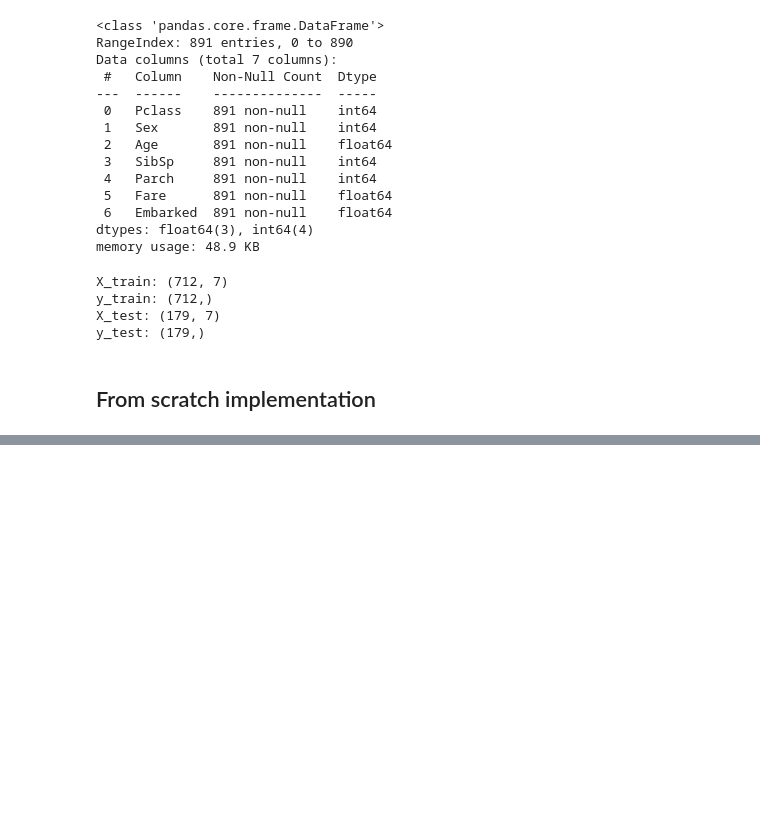
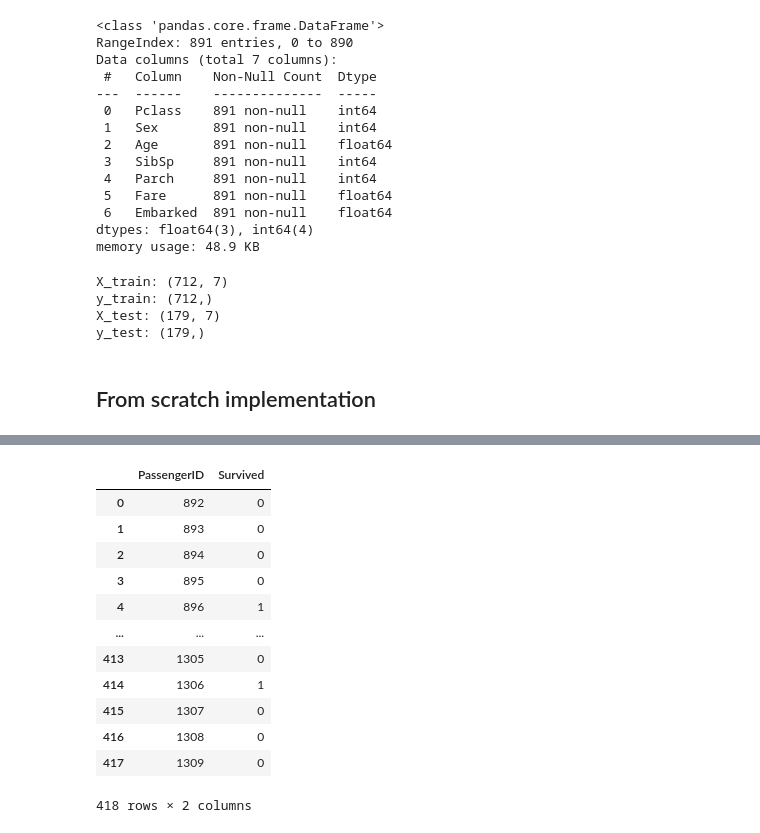
Before and after one commit to lam-thai-nguyen/Titanic-Binary-Classification, a Jupyter notebook: main.ipynb, the cells around one changed output, grey strips where cells are left out. Saved outputs shown, nothing was run; the diff lists cells and outputs as text; code cells hidden in the pictures; blank space fills up the shorter version.

```diff
--- a/main.ipynb
+++ b/main.ipynb
@@ -77,0 +179,22 @@ y_test: (179,)
+# %%
+# Repeat the procedure to preprocess data
+
+# Encoding
+df_test['Sex'] = df_test['Sex'].map({'male': 1, 'female': 0})
+df_test['Embarked'] = df_test['Embarked'].map({'C': 1, 'Q': 2, 'S' : 3})
+# %%
+# Choosing features
+features = ['Pclass', 'Sex', 'Age', 'SibSp', 'Parch', 'Fare', 'Embarked']
+X = df_test[features]
+
+# Fill null values
+X_filled = X.copy()
+
+median_age = X_filled['Age'].median()
+X_filled['Age'].fillna(median_age, inplace=True)
+
+median_fare = X_filled['Fare'].median()
+X_filled['Fare'].fillna(median_fare, inplace=True)
+
+median_embarked = X_filled['Embarked'].median()
+X_filled['Embarked'].fillna(median_embarked, inplace=True)
@@ -77,0 +218,7 @@ y_test: (179,)
+# %%
+# Normalization
+X_norm = scaler.fit_transform(X_filled)
+# %%
+# Prediction
+predictions = lr_model.predict(X_norm)
+print(predictions)
@@ -77,0 +238,18 @@ y_test: (179,)
+# %%
+# Create submission file
+submission = pd.DataFrame({'PassengerID': df_test['PassengerId'], 'Survived': predictions})
+submission
+# %% [output]
+|  | PassengerID | Survived |
+| 0 | 892 | 0 |
+| 1 | 893 | 0 |
+| 2 | 894 | 0 |
+| 3 | 895 | 0 |
+| 4 | 896 | 1 |
+| ... | ... | ... |
+| 413 | 1305 | 0 |
+| 414 | 1306 | 1 |
+| 415 | 1307 | 0 |
+| 416 | 1308 | 0 |
+| 417 | 1309 | 0 |
+418 rows × 2 columns
```
Also changed, not shown: parts of 21 cells of this notebook.
